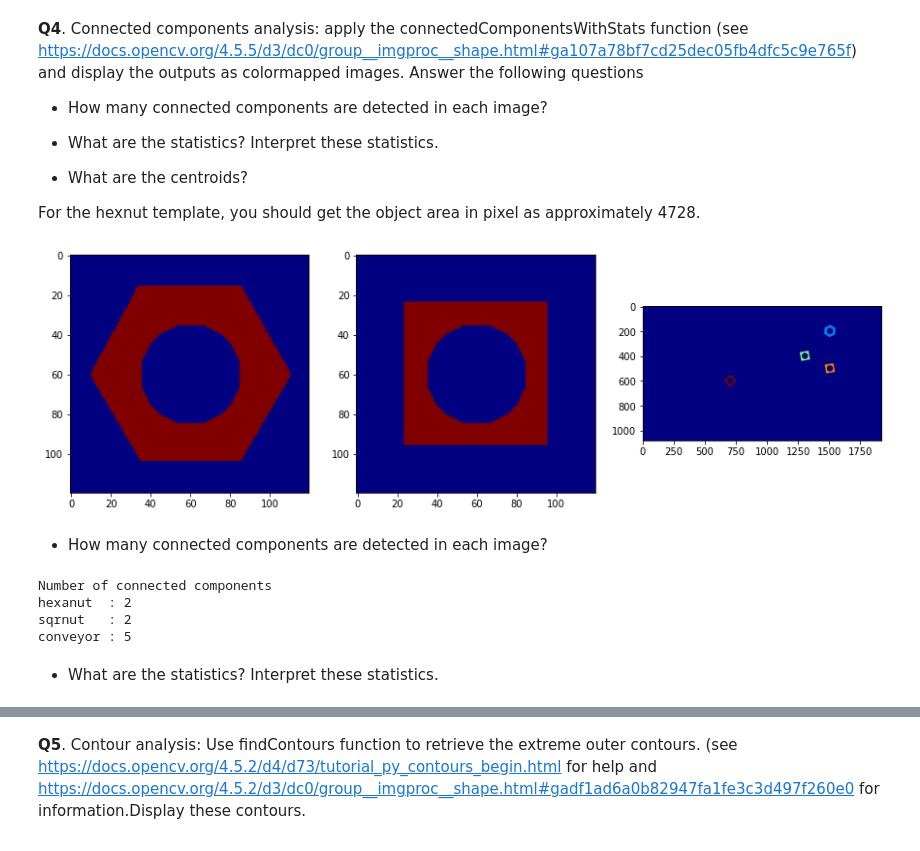
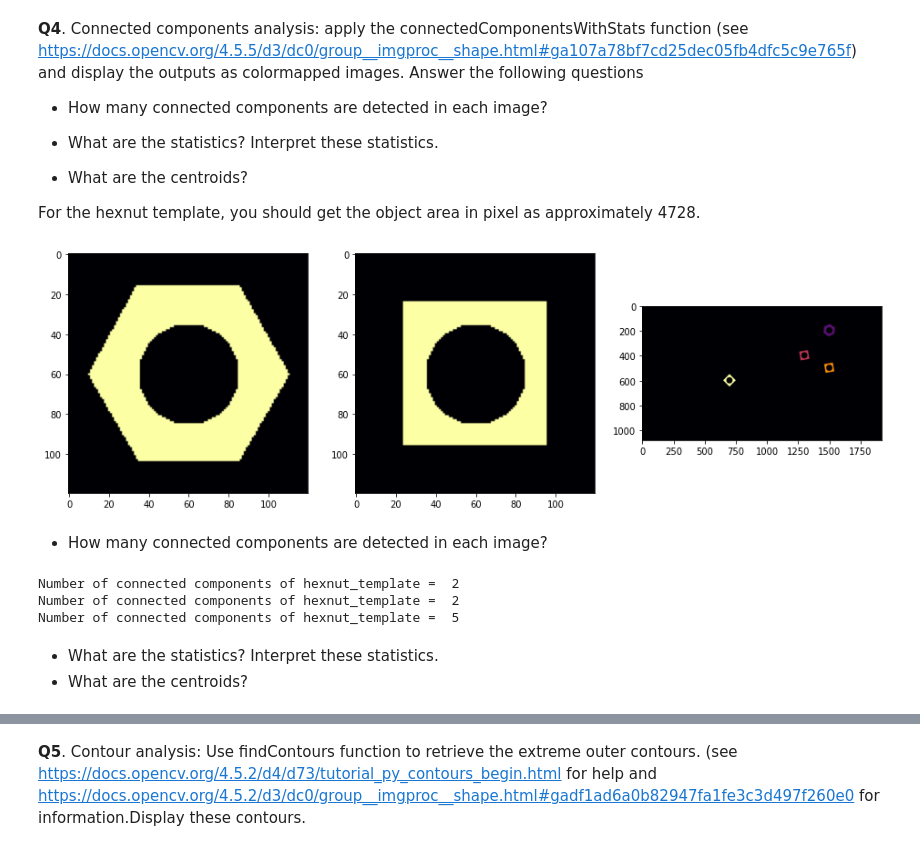
Before and after one commit to YohanAbeysinghe/Object-Counting-on-a-Conveyor-Belt, a Jupyter notebook: Assignment_2-code.ipynb, the cells around one changed output, grey strips where cells are left out. Drawn from its saved outputs; the diff is of its cells as text; code cells hidden in the pictures.

Commit message:
no of connected components and centroid calc

```diff
--- a/Assignment_2-code.ipynb
+++ b/Assignment_2-code.ipynb
@@ -98,39 +98,36 @@ plt.show()
 
 For the hexnut template, you should get the object area in pixel as approximately 4728.
 # %%
-hex_n, hex_labels, hex_stats, hex_centroids=cv.connectedComponentsWithStats(closing_hexnut)
-sqr_n, sqr_labels, sqr_stats, sqr_centroids=cv.connectedComponentsWithStats(closing_squarenut)
-cnv_n, cnv_labels, cnv_stats, cnv_centroids=cv.connectedComponentsWithStats(closing_conveyor)
+nb_hexnut,lb_hexnut,st_hexnut,cntd_hexnut = cv.connectedComponentsWithStats(closing_hexnut)
+nb_squarenut,lb_squarenut,st_squarenut,cntd_squarenut = cv.connectedComponentsWithStats(closing_squarenut)
+nb_conveyor,lb_conveyor,st_conveyor,cntd_conveyor = cv.connectedComponentsWithStats(closing_conveyor)
 
-colormap=cv.COLORMAP_JET
-hex_labels=np.uint8(cv.normalize(hex_labels,None,0,255,cv.NORM_MINMAX))
-hex_labels=cv.applyColorMap(hex_labels,colormap)
+lb_hexnut = np.uint8(cv.normalize(lb_hexnut,None,0,255,cv.NORM_MINMAX))
+lb_squarenut = np.uint8(cv.normalize(lb_squarenut,None,0,255,cv.NORM_MINMAX))
+lb_conveyor = np.uint8(cv.normalize(lb_conveyor,None,0,255,cv.NORM_MINMAX))
 
-sqr_labels=np.uint8(cv.normalize(sqr_labels,None,0,255,cv.NORM_MINMAX))
-sqr_labels=cv.applyColorMap(sqr_labels,colormap)
+clr_hexnut = cv.applyColorMap(lb_hexnut, cv.COLORMAP_INFERNO )
+clr_squarenut = cv.applyColorMap(lb_squarenut, cv.COLORMAP_INFERNO )
+clr_conveyor = cv.applyColorMap(lb_conveyor, cv.COLORMAP_INFERNO )
 
-cnv_labels=np.uint8(cv.normalize(cnv_labels,None,0,255,cv.NORM_MINMAX))
-cnv_labels=cv.applyColorMap(cnv_labels,colormap)
-
-fig, ax = plt.subplots(1,3,figsize=(15,15))
-ax[0].imshow(cv.cvtColor(hex_labels,cv.COLOR_BGR2RGB))
-ax[1].imshow(cv.cvtColor(sqr_labels,cv.COLOR_BGR2RGB))
-ax[2].imshow(cv.cvtColor(cnv_labels,cv.COLOR_BGR2RGB))
+fig, ax = plt. subplots(1,3, figsize=(16,8))
+ax[0].imshow(cv.cvtColor(clr_hexnut,cv.COLOR_BGR2RGB))
+ax[1].imshow(cv.cvtColor(clr_squarenut,cv.COLOR_BGR2RGB) )
+ax[2].imshow( cv.cvtColor(clr_conveyor,cv.COLOR_BGR2RGB))
 plt.show()
 # %% [output]
-[figure, old version]
+[figure, new version]
 # %% [markdown]
 * How many connected components are detected in each image?
-# %%
-print("Number of connected components")
-print("hexanut\t :",hex_n)
-print("sqrnut\t :",sqr_n)
-print("conveyor :",cnv_n)
-# %% [output]
-Number of connected components
-hexanut  : 2
-sqrnut   : 2
-conveyor : 5
+# %%
+print ("Number of connected components of hexnut_template = ",nb_hexnut)
+print ("Number of connected components of hexnut_template = ",nb_squarenut)
+print ("Number of connected components of hexnut_template = ",nb_conveyor)
+# %% [output]
+Number of connected components of hexnut_template =  2
+Number of connected components of hexnut_template =  2
+Number of connected components of hexnut_template =  5
 # %% [markdown]
 * What are the statistics? Interpret these statistics.
+* What are the centroids?
 # %%
```
Also changed, not shown: parts of 7 cells of this notebook.
